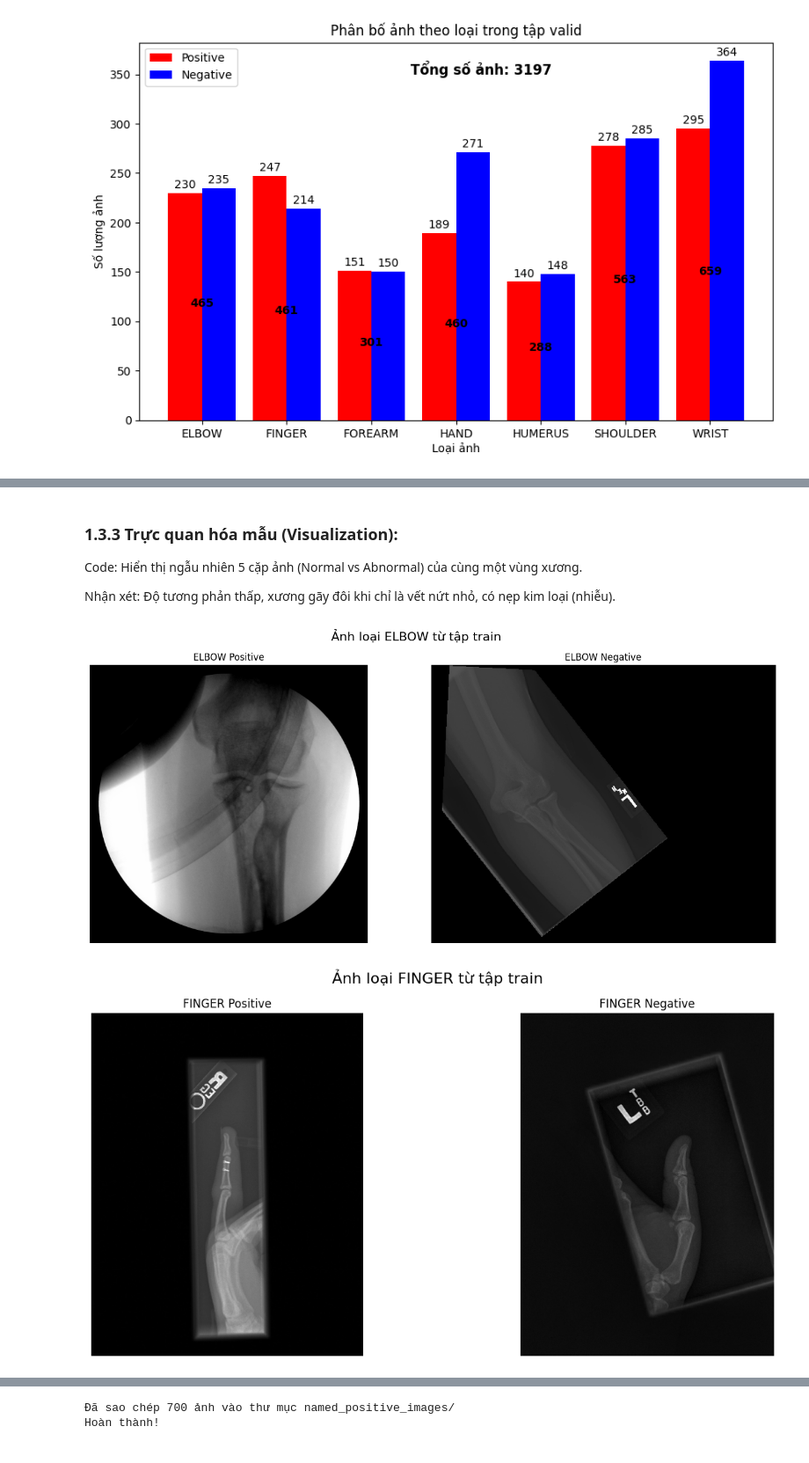
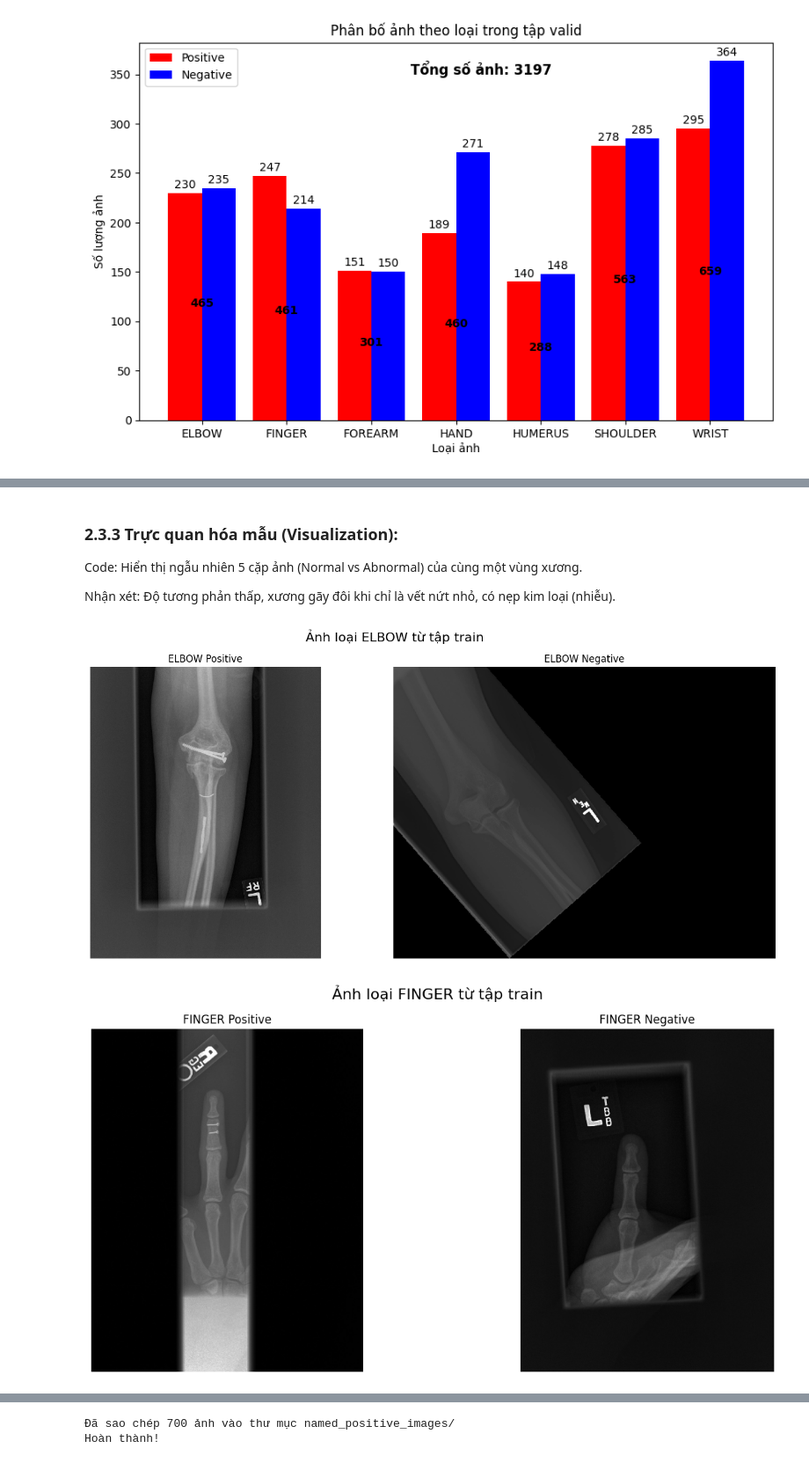
Before and after one commit to NguyenHuy2003/DATN, a Jupyter notebook: 2121050061_NguyenVanHuy_datn_xray.ipynb, the cells around one changed output, grey strips where cells are left out. Shown at 88% size. Saved outputs shown, nothing was run; the diff lists cells and outputs as text; code cells hidden in the pictures.

```diff
--- a/2121050061_NguyenVanHuy_datn_xray.ipynb
+++ b/2121050061_NguyenVanHuy_datn_xray.ipynb
@@ -478,5 +504,5 @@ Số lượng ảnh bất thường (positive) theo từng loại trong tập va
 # %% [markdown]
-### 1.3.3 Trực quan hóa mẫu (Visualization):
+### 2.3.3 Trực quan hóa mẫu (Visualization):
 
 Code: Hiển thị ngẫu nhiên 5 cặp ảnh (Normal vs Abnormal) của cùng một vùng xương.
 
@@ -488,36 +514,36 @@ for t in types:
     positive_imgs = train_image_paths[
         (train_image_paths['path'].str.contains(f'XR_{t}', na=False)) &
         (train_image_paths['path'].str.contains('_positive', na=False))
-    ]['path'].head(1).tolist()
+    ]['path'].head(2).tolist()
 
     # Lấy 1 ảnh bình thường
     negative_imgs = train_image_paths[
         (train_image_paths['path'].str.contains(f'XR_{t}', na=False)) &
         (train_image_paths['path'].str.contains('_negative', na=False))
-    ]['path'].head(1).tolist()
+    ]['path'].head(2).tolist()
 
     # Hiển thị ảnh
     plt.figure(figsize=(14, 6))
 
     # 1 ảnh bất thường
     for i, img_path in enumerate(positive_imgs):
         img = cv2.imread(('data/' + img_path), 0)
         plt.subplot(1, 2, 1)
         plt.imshow(img, cmap='gray')
         plt.title(f'{t} Positive')
         plt.axis('off')
 
     # 1 ảnh bình thường
     for i, img_path in enumerate(negative_imgs):
         img = cv2.imread(('data/' + img_path), 0)
         plt.subplot(1, 2, 2)
         plt.imshow(img, cmap='gray')
         plt.title(f'{t} Negative')
         plt.axis('off')
 
     plt.suptitle(f'Ảnh loại {t} từ tập train', fontsize=16)
     plt.tight_layout()
     plt.show()
 # %% [output]
-[figure, old version]
+[figure, new version]
-[figure, old version]
+[figure, new version]
```
Also changed, not shown: parts of 12 cells of this notebook.
